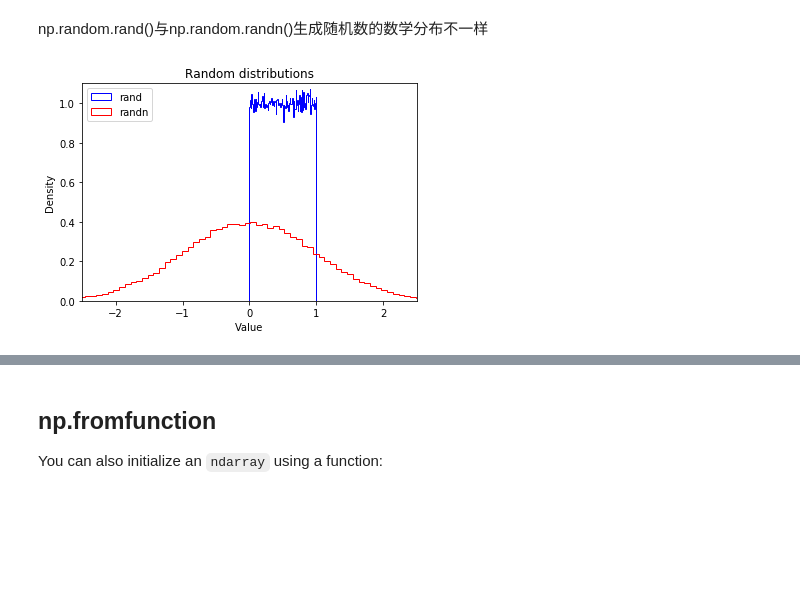
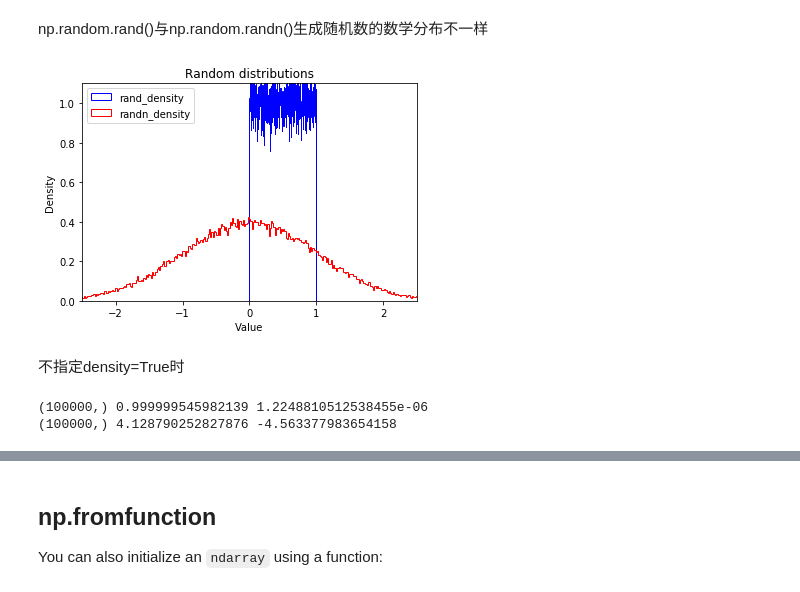
Before and after one commit to fangkun119/handson-ml, a Jupyter notebook: tools_numpy.ipynb, the cells around one changed output, grey strips where cells are left out. Saved outputs shown, nothing was run; the diff lists cells and outputs as text; code cells hidden in the pictures; blank space fills up the shorter version.

```diff
--- a/tools_numpy.ipynb
+++ b/tools_numpy.ipynb
@@ -184,13 +193,33 @@ import matplotlib.pyplot as plt
 # %% [markdown]
 np.random.rand()与np.random.randn()生成随机数的数学分布不一样
 # %%
-plt.hist(np.random.rand(100000),  density=True, bins=100, histtype="step", color="blue", label="rand" )
-plt.hist(np.random.randn(100000), density=True, bins=100, histtype="step", color="red",  label="randn")
+# x = np.random.rand(100000)
+# density = True:  纵坐标为概率密度
+# bins = 500: 500根柱子
+# histtype = bar(条形直方图), barstacked(堆叠的条形直方图), step(默认未填充的线图), stepfilled(默认填充的线图)
+plt.hist(np.random.rand(100000),  density=True, bins=500, histtype="step", color="blue", label="rand_density" )
+plt.hist(np.random.randn(100000), density=True, bins=500, histtype="step", color="red",  label="randn_density")
+
+# 图的坐标取值范围
 plt.axis([-2.5, 2.5, 0, 1.1])
+# 图例显示位置
 plt.legend(loc = "upper left")
+# 标题及坐标轴名称
 plt.title("Random distributions")
 plt.xlabel("Value")
 plt.ylabel("Density")
+# 绘图
 plt.show()
 # %% [output]
-[figure, old version]
+[figure, new version]
+# %% [markdown]
+不指定density=True时
+# %%
+# rand和randn
+rand_ret  = np.random.rand(100000)
+randn_ret = np.random.randn(100000)
+print(rand_ret.shape,  rand_ret.max(),  rand_ret.min())  #rand_ret : 值域在[0,1]范围内的10000个数字
+print(randn_ret.shape, randn_ret.max(), randn_ret.min()) #randn_ret: 值域以0为中心呈正态分布的10000个数字
+# %% [output]
+(100000,) 0.999999545982139 1.2248810512538455e-06
+(100000,) 4.128790252827876 -4.563377983654158
```
Also changed, not shown: parts of 223 cells of this notebook.
